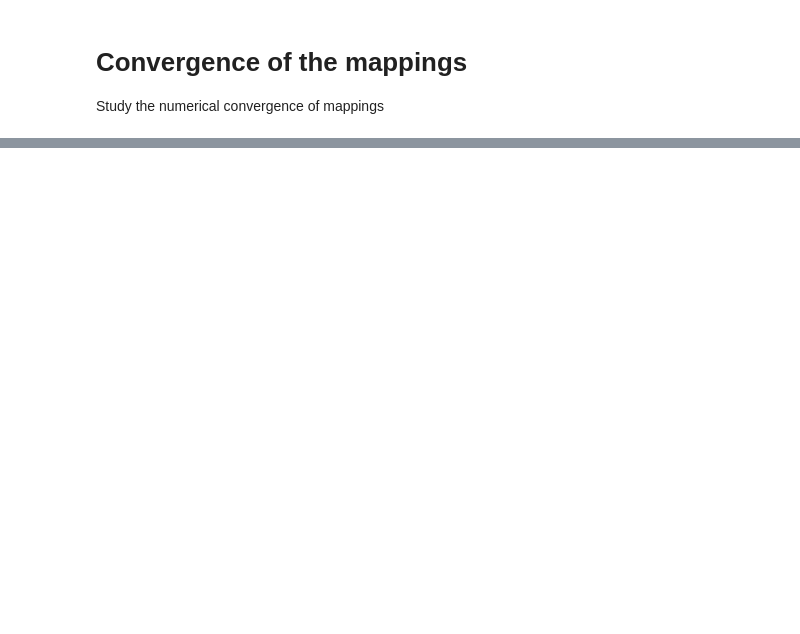
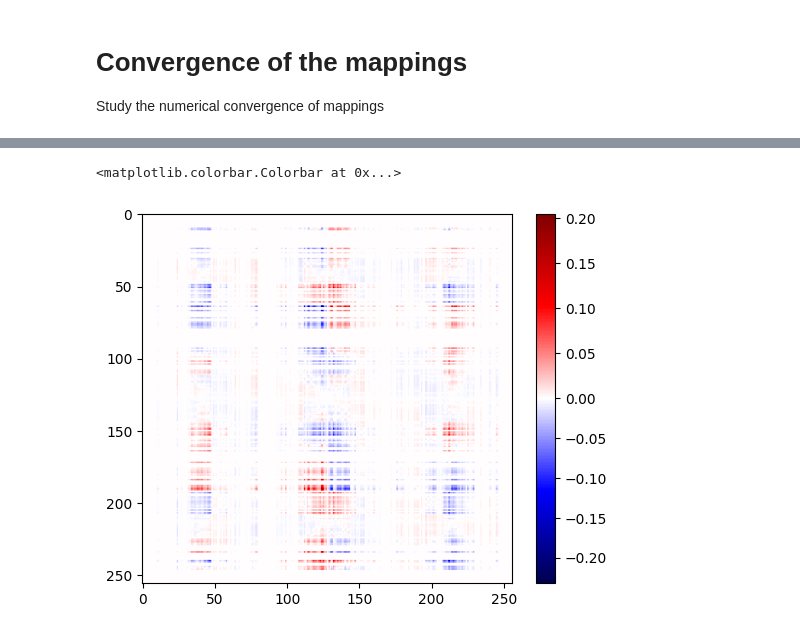
Before and after one commit to ninivert/lcnthesis, a Jupyter notebook: notebooks/mappings_convergence.ipynb, the cells around one changed output, grey strips where cells are left out. Saved outputs shown, nothing was run; the diff lists cells and outputs as text; code cells hidden in the pictures; blank space fills up the shorter version.

```diff
--- a/notebooks/mappings_convergence.ipynb
+++ b/notebooks/mappings_convergence.ipynb
@@ -11,0 +81,26 @@ from neurodyn import *
+# %%
+rnn = LowRankRNN.new_valentin(p=2, N=1024, phi=sigmoid, I_ext=zero, exclude_self_connections=True)
+n = 4  # 4**n = 4**4 = 256 boxes along each axis
+mapping = recursive_quadrant_mapping(rnn.F, n)
+bin_index = (mapping * 4**n).astype(int)
+from collections import Counter
+bin_index_count = Counter(bin_index)
+
+idx_sort = np.argsort(mapping)
+J_dense = rnn.params.to_dense().J[idx_sort, :][:, idx_sort]
+
+xx, yy = np.meshgrid(mapping[idx_sort], mapping[idx_sort])
+flatcoords = np.vstack((xx.flatten(), yy.flatten())).T  # we need to flatten J in order to interpolate each component on the (alpha, beta) coordinates
+J_binned = stats.binned_statistic_2d(
+	flatcoords[:, 0], flatcoords[:, 1], J_dense.flat,
+	statistic='sum', bins=[np.linspace(0, 1, 4**n+1), np.linspace(0, 1, 4**n+1)],
+).statistic
+
+J_rescaled = J_binned.copy()
+J_rescaled = np.nan_to_num(J_rescaled, nan=0.0)
+for alpha in range(4**n):
+	if bin_index_count.get(alpha, 0.0) == 0.0: continue
+	J_rescaled[alpha, :] /= bin_index_count.get(alpha, 0.0)
+# J_rescaled /= rnn.N  # we don't need to rescale by N, because J is already divided by N
+
+J_ab = binned_index_connectivity(rnn, n, bin_index)
@@ -11,0 +138,7 @@ from neurodyn import *
+# %%
+# TODO : why do we still see some difference ? Are these just numerical inaccuracies ?
+plt.imshow(J_rescaled - J_ab, cmap='seismic', norm=mplcolors.TwoSlopeNorm(vcenter=0.0))
+plt.colorbar();
+# %% [output]
+<matplotlib.colorbar.Colorbar at 0x...>
+[figure, added]
```
Also changed, not shown: parts of 16 cells of this notebook, 3 other files.
